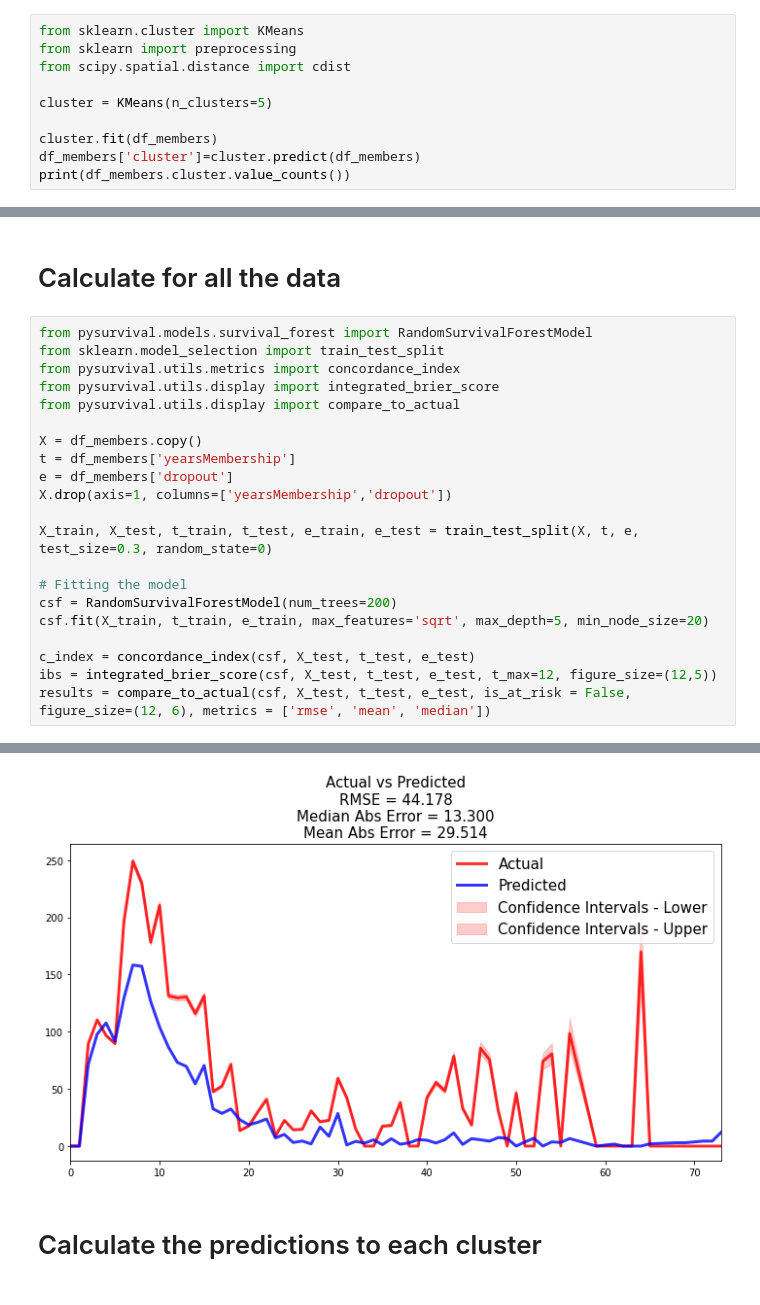
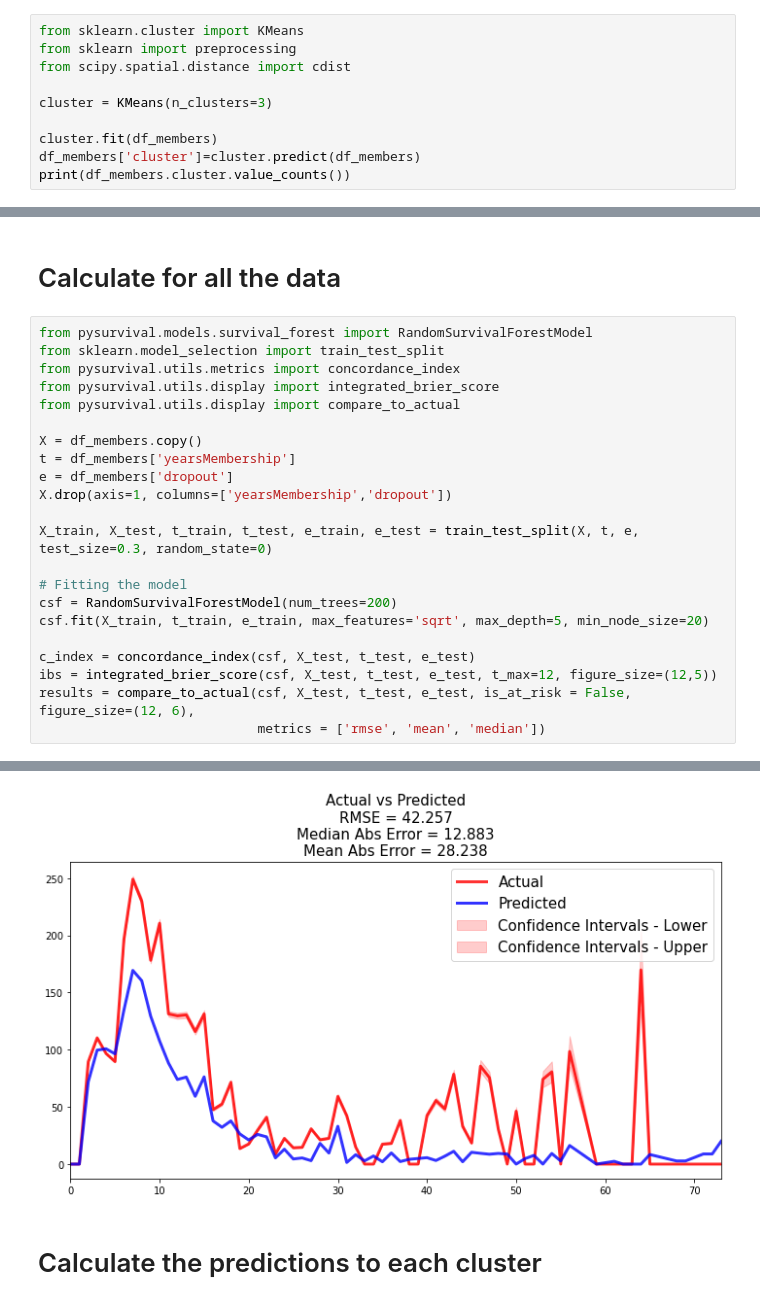
Before and after one commit to pesobreiro/customerDropoutMembership, a Jupyter notebook: analysis/02.survRandomForest_cluster.ipynb, the cells around one changed output, grey strips where cells are left out. Cells and saved outputs as stored; diff of their text form.

```diff
--- a/analysis/02.survRandomForest_cluster.ipynb
+++ b/analysis/02.survRandomForest_cluster.ipynb
@@ -334,7 +334,7 @@ from sklearn.cluster import KMeans
 from sklearn import preprocessing
 from scipy.spatial.distance import cdist
 
-cluster = KMeans(n_clusters=5)
+cluster = KMeans(n_clusters=3)
 
 cluster.fit(df_members)
 df_members['cluster']=cluster.predict(df_members)
@@ -395,27 +393,28 @@ KMeans(n_clusters=5)
 # %%
 from pysurvival.models.survival_forest import RandomSurvivalForestModel
 from sklearn.model_selection import train_test_split
 from pysurvival.utils.metrics import concordance_index
 from pysurvival.utils.display import integrated_brier_score
 from pysurvival.utils.display import compare_to_actual
 
 X = df_members.copy()
 t = df_members['yearsMembership']
 e = df_members['dropout']
 X.drop(axis=1, columns=['yearsMembership','dropout'])
 
 X_train, X_test, t_train, t_test, e_train, e_test = train_test_split(X, t, e, test_size=0.3, random_state=0)
 
 # Fitting the model
 csf = RandomSurvivalForestModel(num_trees=200)
 csf.fit(X_train, t_train, e_train, max_features='sqrt', max_depth=5, min_node_size=20)
 
 c_index = concordance_index(csf, X_test, t_test, e_test)
 ibs = integrated_brier_score(csf, X_test, t_test, e_test, t_max=12, figure_size=(12,5))
-results = compare_to_actual(csf, X_test, t_test, e_test, is_at_risk = False,  figure_size=(12, 6), metrics = ['rmse', 'mean', 'median'])
+results = compare_to_actual(csf, X_test, t_test, e_test, is_at_risk = False,  figure_size=(12, 6),
+                            metrics = ['rmse', 'mean', 'median'])
 # %% [output]
 [figure]
-[figure, old version]
+[figure, new version]
 # %% [markdown]
 # Calculate the predictions to each cluster
 # %%
```
Also changed, not shown: parts of 4 cells of this notebook, 21 other files.
